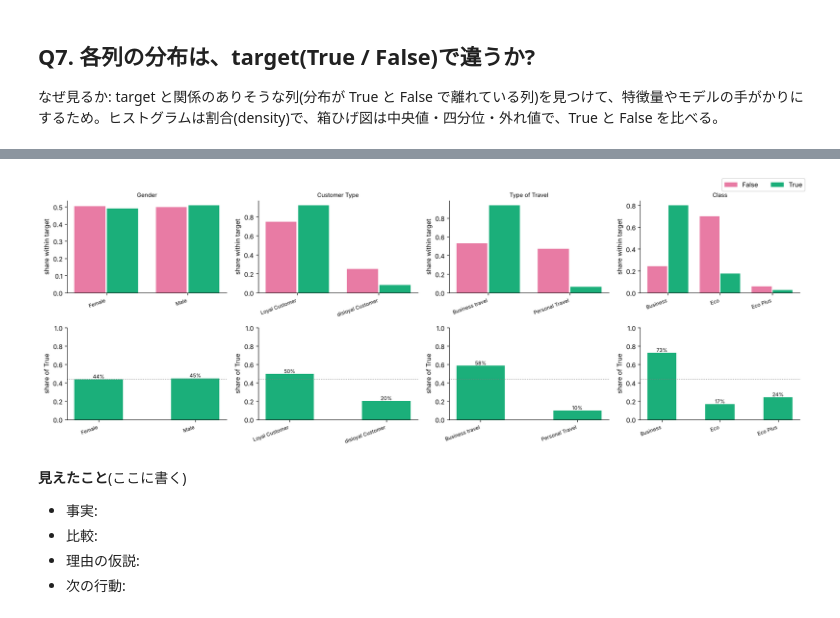
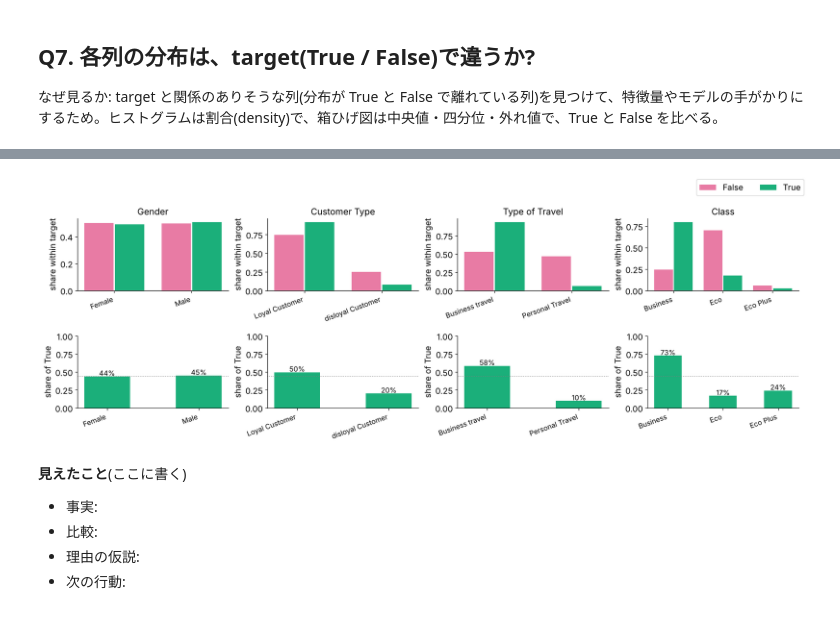
Before and after one commit to mika-42261/2610playground, a Jupyter notebook: 01_eda.ipynb, the cells around one changed output, grey strips where cells are left out. Drawn from its saved outputs; the diff is of its cells as text; code cells hidden in the pictures.

```diff
--- a/01_eda.ipynb
+++ b/01_eda.ipynb
@@ -498,6 +498,8 @@ test にだけある値: なし
 # %%
 # 連続値の列を True / False で分けて比べる。上段=ヒストグラム、下段=箱ひげ図
 # False=マゼンタの破線、True=アクアの実線
+
+plt.rcParams["font.size"] = 13  # 文字を大きくする(セルの終わりで元に戻す)
 
 # trainを「Falseの行」と「Trueの行」に分ける
 train_false = train[train[TARGET] == False]
@@ -514,9 +516,9 @@ for j in range(n_cols):
     # j番目の列の名前を取り出す
     c = num_cols[j]
 
-    # 横軸の範囲を決める(最小値 〜 上位0.5%の手前まで)
+    # 横軸の範囲を決める(最小値 〜 最大値。切り捨てない)
     lo = train[c].min()
-    hi = np.nanpercentile(train[c], 99.5)
+    hi = train[c].max()
 
     # 範囲を40個に区切る(ヒストグラムの棒の幅)
     bins = np.linspace(lo, hi, 41)
@@ -529,7 +531,7 @@ for j in range(n_cols):
     ax_top = axes[0, j]
     ax_top.hist(values_false, bins=bins, density=True, histtype="step", lw=2, color=FALSE_C, ls="--", label="False")
     ax_top.hist(values_true, bins=bins, density=True, histtype="step", lw=2, color=TRUE_C, ls="-", label="True")
-    ax_top.set_title(c + "\n(top 0.5% clipped)", fontsize=9)
+    ax_top.set_title(c, fontsize=14)
     ax_top.set_ylabel("density")
     ax_top.spines[["top", "right"]].set_visible(False)
 
@@ -545,17 +547,17 @@ for j in range(n_cols):
     bp["boxes"][0].set_alpha(0.6)
     bp["boxes"][1].set_alpha(0.6)
 
-    # 横軸のラベルと、縦軸の範囲を決める
+    # 横軸のラベルを決める(縦軸の範囲は指定しない)
     ax_bottom.set_xticks([1, 2], ["False", "True"])
-    ax_bottom.set_ylim(lo, hi)
     ax_bottom.spines[["top", "right"]].set_visible(False)
 
 # 凡例は図の外(右上)に置く
 handles, labels = axes[0, 0].get_legend_handles_labels()
 fig.legend(handles, labels, loc="upper right", ncol=2)
-plt.tight_layout(rect=[0, 0, 1, 0.97])
+plt.tight_layout(rect=[0, 0, 1, 0.92])
 
 # 図を保存して表示する
-plt.savefig(FIG / "q7_continuous_by_target.png", dpi=120)
+plt.savefig(FIG / "q7_continuous_by_target.png", dpi=200)
 plt.show()
+plt.rcParams["font.size"] = 10  # 文字の大きさを元に戻す
 # %% [output]
@@ -563,5 +565,7 @@ plt.show()
 # %%
 # 評価列(0〜5の整数)を True / False で分けて比べる。1列ごとに 上=ヒストグラム、下=箱ひげ図
+
+plt.rcParams["font.size"] = 13  # 文字を大きくする(セルの終わりで元に戻す)
 
 # trainを「Falseの行」と「Trueの行」に分ける
 train_false = train[train[TARGET] == False]
@@ -602,7 +606,7 @@ for k in range(len(rate_cols)):
     ax_top.bar(levels - 0.2, share_false.values, width=0.38, color=FALSE_C, label="False")
     ax_top.bar(levels + 0.2, share_true.values, width=0.38, color=TRUE_C, label="True")
     ax_top.set_xticks(levels)
-    ax_top.set_title(c, fontsize=9)
+    ax_top.set_title(c, fontsize=13)
     ax_top.set_ylabel("share within target")
     ax_top.spines[["top", "right"]].set_visible(False)
 
@@ -628,9 +632,10 @@ for k in range(len(rate_cols), n_groups * n_per_row):
 # 凡例は図の外(右上)に置く
 handles, labels = axes[0, 0].get_legend_handles_labels()
 fig.legend(handles, labels, loc="upper right", ncol=2)
-plt.tight_layout(rect=[0, 0, 1, 0.97])
+plt.tight_layout(rect=[0, 0, 1, 0.92])
 
 # 図を保存して表示する
-plt.savefig(FIG / "q7_ratings_by_target.png", dpi=120)
+plt.savefig(FIG / "q7_ratings_by_target.png", dpi=200)
 plt.show()
+plt.rcParams["font.size"] = 10  # 文字の大きさを元に戻す
 # %% [output]
@@ -638,6 +643,8 @@ plt.show()
 # %%
 # 文字列の列(カテゴリ)を True / False で分けて比べる
 # 箱ひげ図は作れないので、上=ヒストグラム相当(割合)、下=カテゴリごとの True の割合
+
+plt.rcParams["font.size"] = 13  # 文字を大きくする(セルの終わりで元に戻す)
 
 # trainを「Falseの行」と「Trueの行」に分ける
 train_false = train[train[TARGET] == False]
@@ -667,40 +674,41 @@ for j in range(n_cols):
     share_true = train_true[c].value_counts(normalize=True).reindex(levels).fillna(0)
 
     # 上段: 棒グラフ(Falseを左に、Trueを右に少しずらして並べる)
     ax_top = axes[0, j]
     ax_top.bar(x - 0.2, share_false.values, width=0.38, color=FALSE_C, label="False")
     ax_top.bar(x + 0.2, share_true.values, width=0.38, color=TRUE_C, label="True")
-    ax_top.set_xticks(x, levels, rotation=20, ha="right", fontsize=8)
-    ax_top.set_title(c, fontsize=9)
+    ax_top.set_xticks(x, levels, rotation=20, ha="right", fontsize=11)
+    ax_top.set_title(c, fontsize=14)
     ax_top.set_ylabel("share within target")
     ax_top.spines[["top", "right"]].set_visible(False)
 
     # 下段: カテゴリごとの True の割合(Trueは1、Falseは0なので平均が割合になる)
     ax_bottom = axes[1, j]
     true_rate = train.groupby(c)[TARGET].mean().reindex(levels)
     ax_bottom.bar(x, true_rate.values, width=0.5, color=TRUE_C)
 
     # 全体の True の割合を点線で引く
     ax_bottom.axhline(train[TARGET].mean(), color="gray", ls=":", lw=1)
 
     # 棒の上に割合(%)を書く
     for i in range(len(levels)):
-        ax_bottom.text(x[i], true_rate.values[i] + 0.01, f"{true_rate.values[i]:.0%}", ha="center", fontsize=8)
-    ax_bottom.set_xticks(x, levels, rotation=20, ha="right", fontsize=8)
+        ax_bottom.text(x[i], true_rate.values[i] + 0.01, f"{true_rate.values[i]:.0%}", ha="center", fontsize=11)
+    ax_bottom.set_xticks(x, levels, rotation=20, ha="right", fontsize=11)
     ax_bottom.set_ylim(0, 1)
     ax_bottom.set_ylabel("share of True")
     ax_bottom.spines[["top", "right"]].set_visible(False)
 
 # 凡例は図の外(右上)に置く
 handles, labels = axes[0, 0].get_legend_handles_labels()
 fig.legend(handles, labels, loc="upper right", ncol=2)
-plt.tight_layout(rect=[0, 0, 1, 0.97])
+plt.tight_layout(rect=[0, 0, 1, 0.92])
 
 # 図を保存して表示する
-plt.savefig(FIG / "q7_categorical_by_target.png", dpi=120)
+plt.savefig(FIG / "q7_categorical_by_target.png", dpi=200)
 plt.show()
+plt.rcParams["font.size"] = 10  # 文字の大きさを元に戻す
 # %% [output]
-[figure, old version]
+[figure, new version]
 # %% [markdown]
 **見えたこと**(ここに書く)
 - 事実:
```
Also changed, not shown: parts of 2 cells of this notebook, 3 other files.
